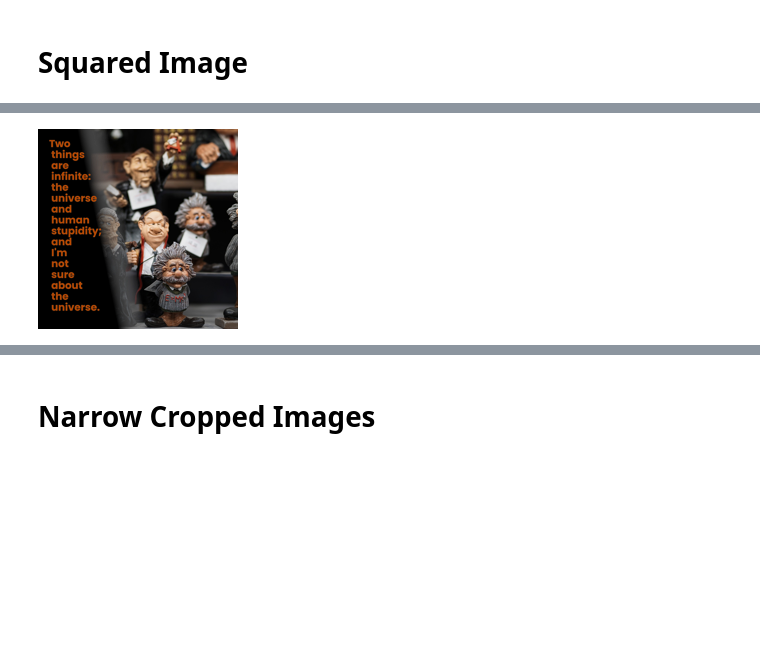
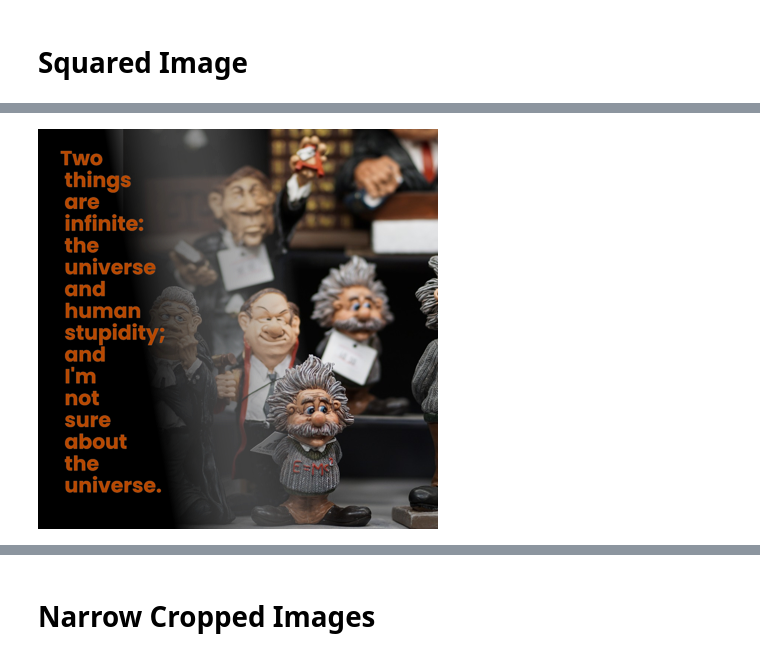
Before and after one commit to murilobellatini/smart-poster, a Jupyter notebook: notebooks/create-mvp-post/8-merge-layers.ipynb, the cells around one changed output, grey strips where cells are left out. Saved outputs shown, nothing was run; the diff lists cells and outputs as text; code cells hidden in the pictures; blank space fills up the shorter version.

```diff
--- a/notebooks/create-mvp-post/8-merge-layers.ipynb
+++ b/notebooks/create-mvp-post/8-merge-layers.ipynb
@@ -15,10 +15,10 @@ resize_img(merged, (200,0))
 # %%
 img = Image.open(str(LOCAL_PROCESSED_DATA_PATH / 'e74d9c86e497064ba00a38520cad86e4e4096295.JPEG'))
 txt = "Two things are infinite: the universe and human stupidity; and I'm not sure about the universe."
 merged = merge_text_to_image(img, txt)
-resize_img(merged, (200,0))
+resize_img(merged, (400,0))
 # %% [output]
-[figure, old version]
+[figure, new version]
 # %%
 img = Image.open(str(LOCAL_PROCESSED_DATA_PATH / '98327b0750c163712064b7e39bd11bc5cae8da18.JPEG'))
 txt = "Two things are infinite: the universe and human stupidity; and I'm not sure about the universe."
```
Also changed, not shown: parts of 3 cells of this notebook, 4 other files.
